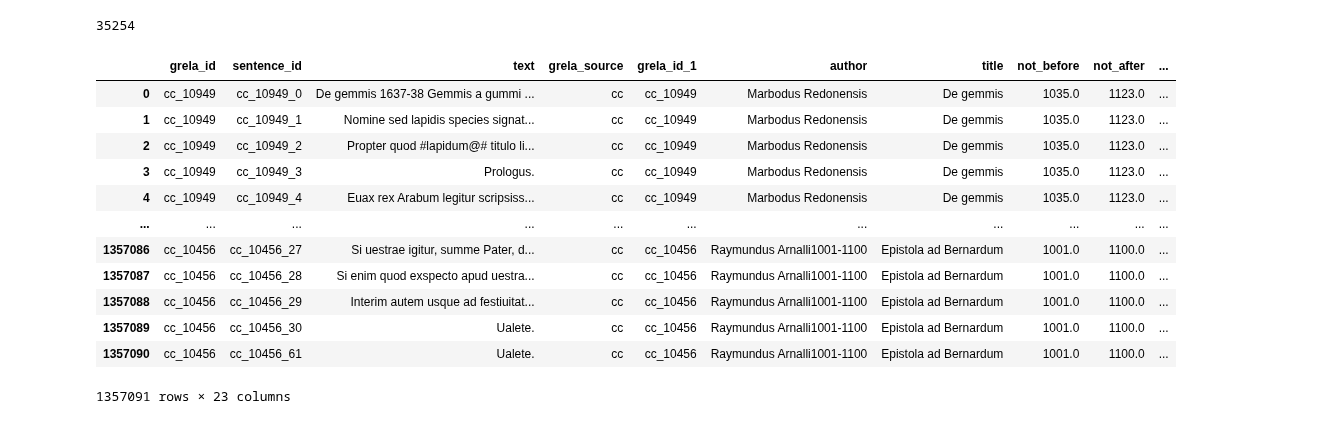
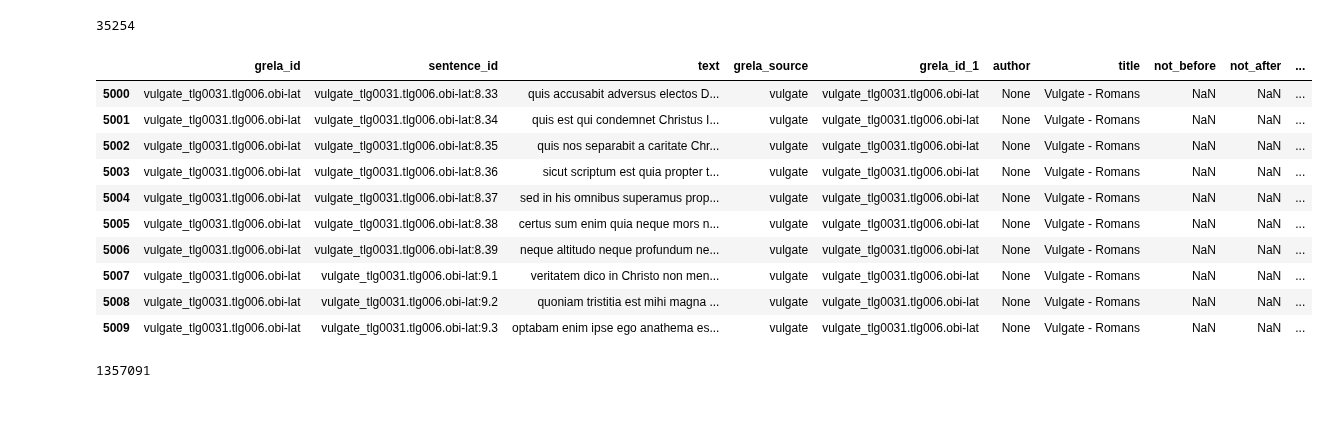
Before and after one commit to CCS-ZCU/latin-textreuse, a Jupyter notebook: scripts/vulgate-grela-extraction.ipynb, the cells around one changed output. Saved outputs shown, nothing was run; the diff lists cells and outputs as text; code cells hidden in the pictures.

```diff
--- a/scripts/vulgate-grela-extraction.ipynb
+++ b/scripts/vulgate-grela-extraction.ipynb
@@ -25,6 +94,20 @@ vulgate_sentences = conn.execute(query).fetchdf()
 len(vulgate_sentences)
 # %% [output]
 35254
+# %%
+vulgate_sentences[5000:5010]
+# %% [output]
+|  | grela_id | sentence_id | text | grela_source | grela_id_1 | author | title | not_before | not_after | ... |
+| 5000 | vulgate_tlg0031.tlg006.obi-lat | vulgate_tlg0031.tlg006.obi-lat:8.33 | quis accusabit adversus electos D... | vulgate | vulgate_tlg0031.tlg006.obi-lat | None | Vulgate - Romans | NaN | NaN | ... |
+| 5001 | vulgate_tlg0031.tlg006.obi-lat | vulgate_tlg0031.tlg006.obi-lat:8.34 | quis est qui condemnet Christus I... | vulgate | vulgate_tlg0031.tlg006.obi-lat | None | Vulgate - Romans | NaN | NaN | ... |
+| 5002 | vulgate_tlg0031.tlg006.obi-lat | vulgate_tlg0031.tlg006.obi-lat:8.35 | quis nos separabit a caritate Chr... | vulgate | vulgate_tlg0031.tlg006.obi-lat | None | Vulgate - Romans | NaN | NaN | ... |
+| 5003 | vulgate_tlg0031.tlg006.obi-lat | vulgate_tlg0031.tlg006.obi-lat:8.36 | sicut scriptum est quia propter t... | vulgate | vulgate_tlg0031.tlg006.obi-lat | None | Vulgate - Romans | NaN | NaN | ... |
+| 5004 | vulgate_tlg0031.tlg006.obi-lat | vulgate_tlg0031.tlg006.obi-lat:8.37 | sed in his omnibus superamus prop... | vulgate | vulgate_tlg0031.tlg006.obi-lat | None | Vulgate - Romans | NaN | NaN | ... |
+| 5005 | vulgate_tlg0031.tlg006.obi-lat | vulgate_tlg0031.tlg006.obi-lat:8.38 | certus sum enim quia neque mors n... | vulgate | vulgate_tlg0031.tlg006.obi-lat | None | Vulgate - Romans | NaN | NaN | ... |
+| 5006 | vulgate_tlg0031.tlg006.obi-lat | vulgate_tlg0031.tlg006.obi-lat:8.39 | neque altitudo neque profundum ne... | vulgate | vulgate_tlg0031.tlg006.obi-lat | None | Vulgate - Romans | NaN | NaN | ... |
+| 5007 | vulgate_tlg0031.tlg006.obi-lat | vulgate_tlg0031.tlg006.obi-lat:9.1 | veritatem dico in Christo non men... | vulgate | vulgate_tlg0031.tlg006.obi-lat | None | Vulgate - Romans | NaN | NaN | ... |
+| 5008 | vulgate_tlg0031.tlg006.obi-lat | vulgate_tlg0031.tlg006.obi-lat:9.2 | quoniam tristitia est mihi magna ... | vulgate | vulgate_tlg0031.tlg006.obi-lat | None | Vulgate - Romans | NaN | NaN | ... |
+| 5009 | vulgate_tlg0031.tlg006.obi-lat | vulgate_tlg0031.tlg006.obi-lat:9.3 | optabam enim ipse ego anathema es... | vulgate | vulgate_tlg0031.tlg006.obi-lat | None | Vulgate - Romans | NaN | NaN | ... |
 # %%
 
 query = """
@@ -41,18 +124,6 @@ query = """
 
 century11 = conn.execute(query).fetchdf()
 # %%
-century11
+len(century11)
 # %% [output]
-|  | grela_id | sentence_id | text | grela_source | grela_id_1 | author | title | not_before | not_after | ... |
-| 0 | cc_10949 | cc_10949_0 | De gemmis 1637-38 Gemmis a gummi ... | cc | cc_10949 | Marbodus Redonensis | De gemmis | 1035.0 | 1123.0 | ... |
-| 1 | cc_10949 | cc_10949_1 | Nomine sed lapidis species signat... | cc | cc_10949 | Marbodus Redonensis | De gemmis | 1035.0 | 1123.0 | ... |
-| 2 | cc_10949 | cc_10949_2 | Propter quod #lapidum@# titulo li... | cc | cc_10949 | Marbodus Redonensis | De gemmis | 1035.0 | 1123.0 | ... |
-| 3 | cc_10949 | cc_10949_3 | Prologus. | cc | cc_10949 | Marbodus Redonensis | De gemmis | 1035.0 | 1123.0 | ... |
-| 4 | cc_10949 | cc_10949_4 | Euax rex Arabum legitur scripsiss... | cc | cc_10949 | Marbodus Redonensis | De gemmis | 1035.0 | 1123.0 | ... |
-| ... | ... | ... | ... | ... | ... | ... | ... | ... | ... | ... |
-| 1357086 | cc_10456 | cc_10456_27 | Si uestrae igitur, summe Pater, d... | cc | cc_10456 | Raymundus Arnalli1001-1100 | Epistola ad Bernardum | 1001.0 | 1100.0 | ... |
-| 1357087 | cc_10456 | cc_10456_28 | Si enim quod exspecto apud uestra... | cc | cc_10456 | Raymundus Arnalli1001-1100 | Epistola ad Bernardum | 1001.0 | 1100.0 | ... |
-| 1357088 | cc_10456 | cc_10456_29 | Interim autem usque ad festiuitat... | cc | cc_10456 | Raymundus Arnalli1001-1100 | Epistola ad Bernardum | 1001.0 | 1100.0 | ... |
-| 1357089 | cc_10456 | cc_10456_30 | Ualete. | cc | cc_10456 | Raymundus Arnalli1001-1100 | Epistola ad Bernardum | 1001.0 | 1100.0 | ... |
-| 1357090 | cc_10456 | cc_10456_61 | Ualete. | cc | cc_10456 | Raymundus Arnalli1001-1100 | Epistola ad Bernardum | 1001.0 | 1100.0 | ... |
-1357091 rows × 23 columns
+1357091
```
Also changed, not shown: parts of 16 cells of this notebook, 1 other file.
